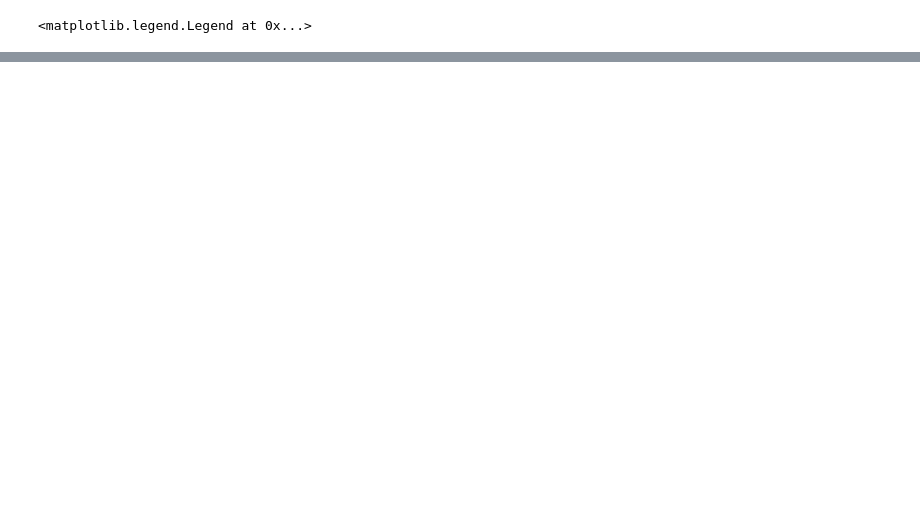
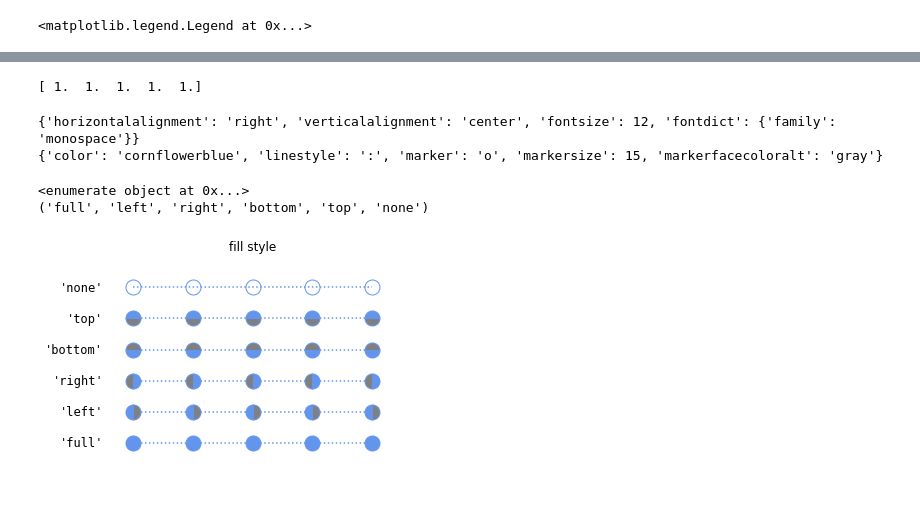
Before and after one commit to girish-joshi/MITxAnalyticsEdge, a Jupyter notebook: Plotting.ipynb, the cells around one changed output, grey strips where cells are left out. Drawn from its saved outputs; the diff is of its cells as text; code cells hidden in the pictures; blank space fills up the shorter version.

```diff
--- a/Plotting.ipynb
+++ b/Plotting.ipynb
@@ -17,5 +23,5 @@ width = 0.15       # the width of the bars
 # %%
-fig, ax = plt.subplots()
-rects2 = ax.bar(ind, second_score, width, color='r')
-rects1 = ax.bar(ind+width, top_score, width, color='b')
-rects3 = ax.bar(ind+width*2, third_score, width, color='g')
+fig, ax = plt.subplots(figsize=(15,10))
+rects2 = ax.bar(ind, second_score_bar, width, color='r')
+rects1 = ax.bar(ind+width, top_score_bar, width, color='b')
+rects3 = ax.bar(ind+width*2, third_score_bar, width, color='g')
@@ -57,0 +70,49 @@ plt.show()
+# %%
+import numpy as np
+import matplotlib.pyplot as plt
+from matplotlib.lines import Line2D
+
+
+points = np.ones(5)  # Draw 3 points for each line
+print (points)
+# %% [output]
+[ 1.  1.  1.  1.  1.]
+# %%
+text_style = dict(horizontalalignment='right', verticalalignment='center',
+                  fontsize=12, fontdict={'family': 'monospace'})
+marker_style = dict(color='cornflowerblue', linestyle=':', marker='o',
+                    markersize=15, markerfacecoloralt='gray')
+
+print (text_style)
+print (marker_style)
+
+
+def format_axes(ax):
+    ax.margins(0.2)
+    ax.set_axis_off()
+
+
+def nice_repr(text):
+    return repr(text).lstrip('u')
+# %% [output]
+{'horizontalalignment': 'right', 'verticalalignment': 'center', 'fontsize': 12, 'fontdict': {'family': 'monospace'}}
+{'color': 'cornflowerblue', 'linestyle': ':', 'marker': 'o', 'markersize': 15, 'markerfacecoloralt': 'gray'}
+# %%
+print(enumerate(Line2D.fillStyles))
+print(Line2D.fillStyles)
+# %% [output]
+<enumerate object at 0x...>
+('full', 'left', 'right', 'bottom', 'top', 'none')
+# %%
+fig, ax = plt.subplots()
+
+# Plot all fill styles.
+for y, fill_style in enumerate(Line2D.fillStyles):
+    ax.text(-0.5, y, nice_repr(fill_style), **text_style)
+    ax.plot(y * points, fillstyle=fill_style, **marker_style)
+    format_axes(ax)
+    ax.set_title('fill style')
+
+plt.show()
+# %% [output]
+[figure, added]
```
Also changed, not shown: parts of 17 cells of this notebook.
